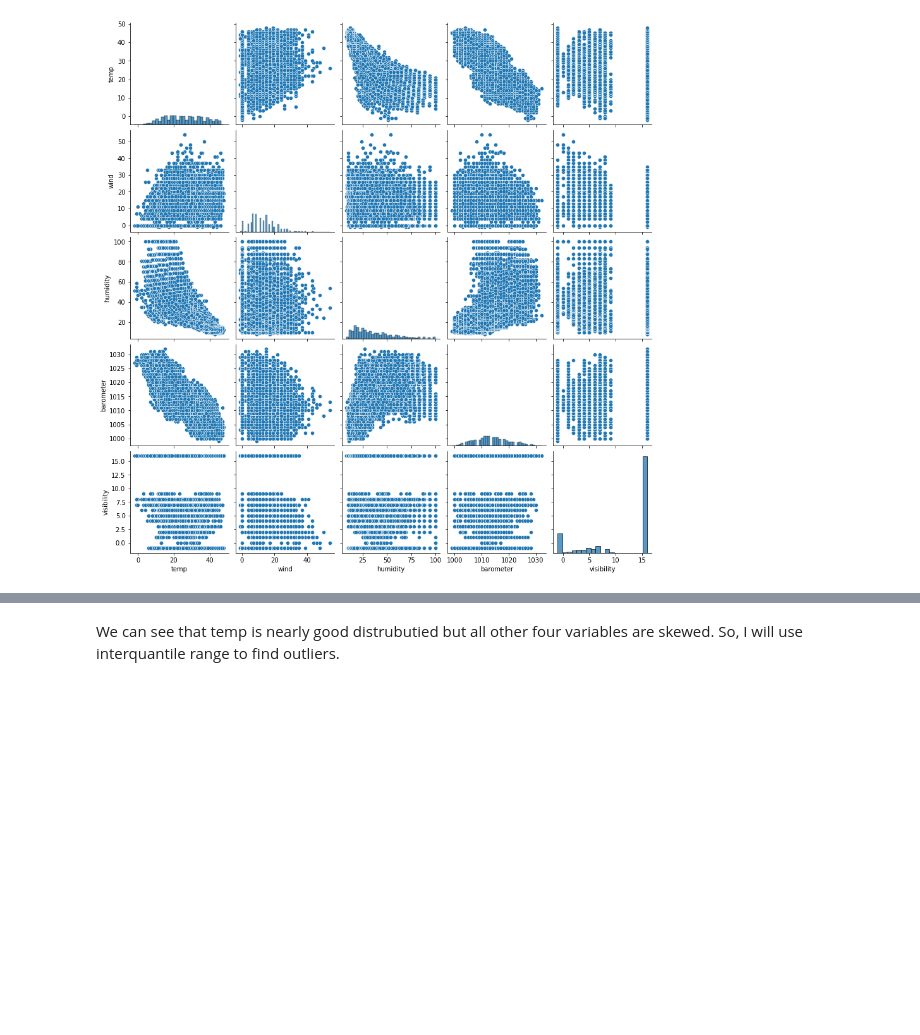
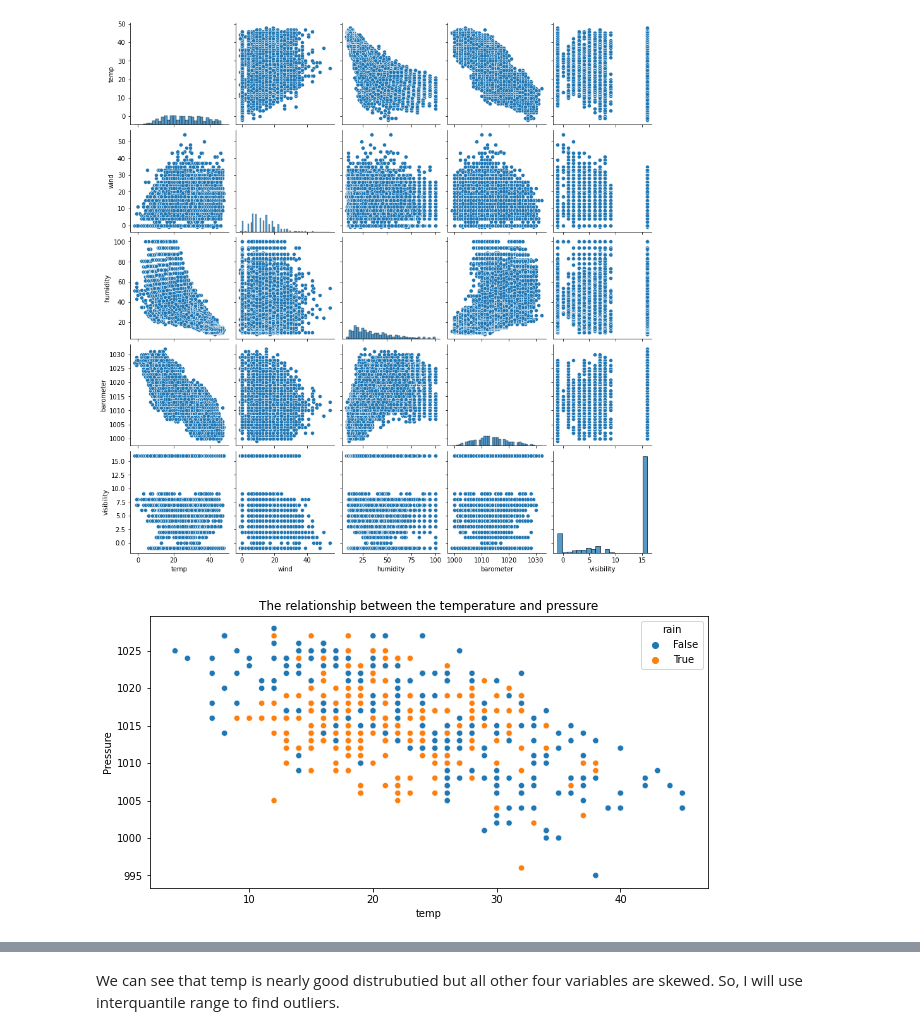
Before and after one commit to naiforfi/Bootcamp_repo, a Jupyter notebook: Saudi_Arabia_Rain.ipynb, the cells around one changed output, grey strips where cells are left out. Saved outputs shown, nothing was run; the diff lists cells and outputs as text; code cells hidden in the pictures; blank space fills up the shorter version.

```diff
--- a/Saudi_Arabia_Rain.ipynb
+++ b/Saudi_Arabia_Rain.ipynb
@@ -364,0 +350,10 @@ sns.pairplot(weather);
+# %%
+plt.figure(figsize=(10,5))
+
+
+fig = sns.scatterplot(data=new.sample(500), x="temp", y="barometer", hue="rain")
+fig.set_xlabel('temp')
+fig.set_ylabel('Pressure')
+fig.set_title('The relationship between the temperature and pressure');
+# %% [output]
+[figure, added]
```
Also changed, not shown: parts of 31 cells of this notebook, 1 other file.
